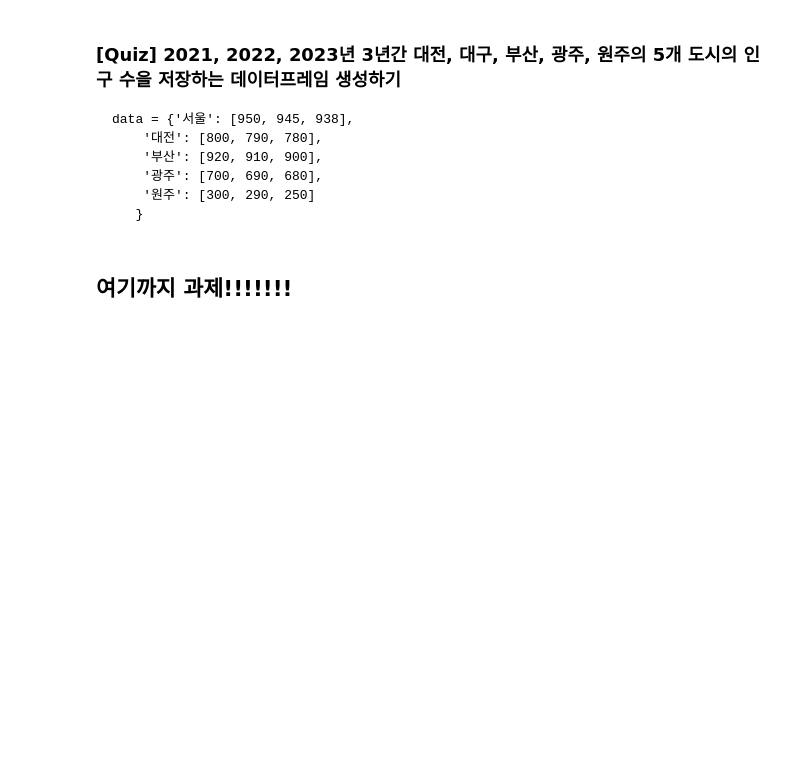
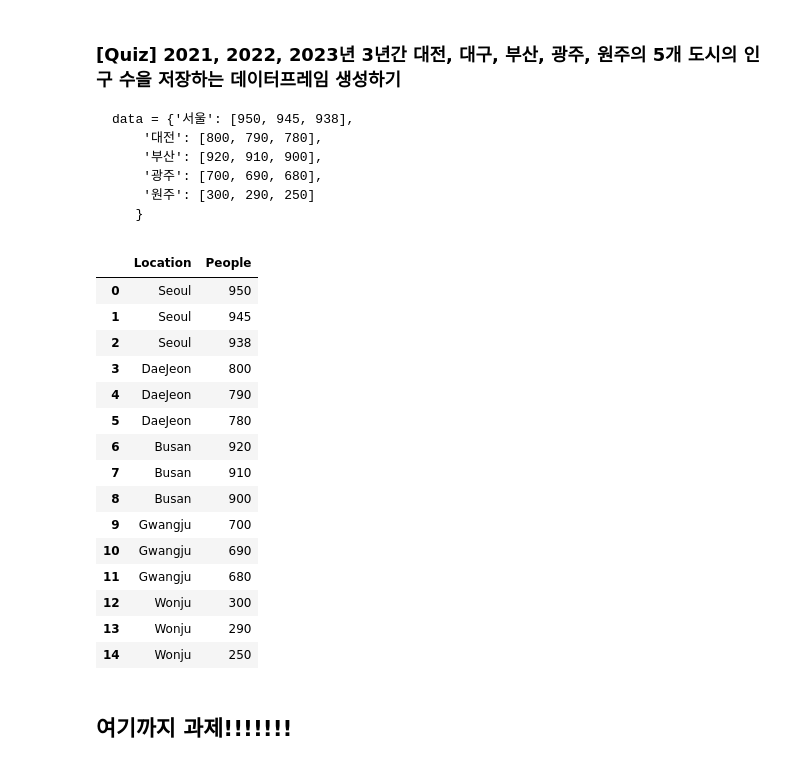
Before and after one commit to dlfgh1/python_basic_1, a Jupyter notebook: ch05_update_class.ipynb, the cells around one changed output. Saved outputs shown, nothing was run; the diff lists cells and outputs as text; code cells hidden in the pictures; blank space fills up the shorter version.

```diff
--- a/ch05_update_class.ipynb
+++ b/ch05_update_class.ipynb
@@ -619,6 +711,29 @@ frame
         '광주': [700, 690, 680],
         '원주': [300, 290, 250]
        }
+# %%
+data = {"Location": ["Seoul", "Seoul", "Seoul", "DaeJeon", "DaeJeon", "DaeJeon",
+                  "Busan","Busan","Busan","Gwangju","Gwangju","Gwangju","Wonju","Wonju","Wonju"],
+        "People": [950, 945, 938, 800, 790, 780,920,910,900,700,690,680,300,290,250]}
+frame = pd.DataFrame(data)
+frame
+# %% [output]
+|  | Location | People |
+| 0 | Seoul | 950 |
+| 1 | Seoul | 945 |
+| 2 | Seoul | 938 |
+| 3 | DaeJeon | 800 |
+| 4 | DaeJeon | 790 |
+| 5 | DaeJeon | 780 |
+| 6 | Busan | 920 |
+| 7 | Busan | 910 |
+| 8 | Busan | 900 |
+| 9 | Gwangju | 700 |
+| 10 | Gwangju | 690 |
+| 11 | Gwangju | 680 |
+| 12 | Wonju | 300 |
+| 13 | Wonju | 290 |
+| 14 | Wonju | 250 |
 # %% [markdown]
 ## 여기까지 과제!!!!!!!
 # %% [markdown]
```
Also changed, not shown: parts of 16 cells of this notebook, 1 other file.
